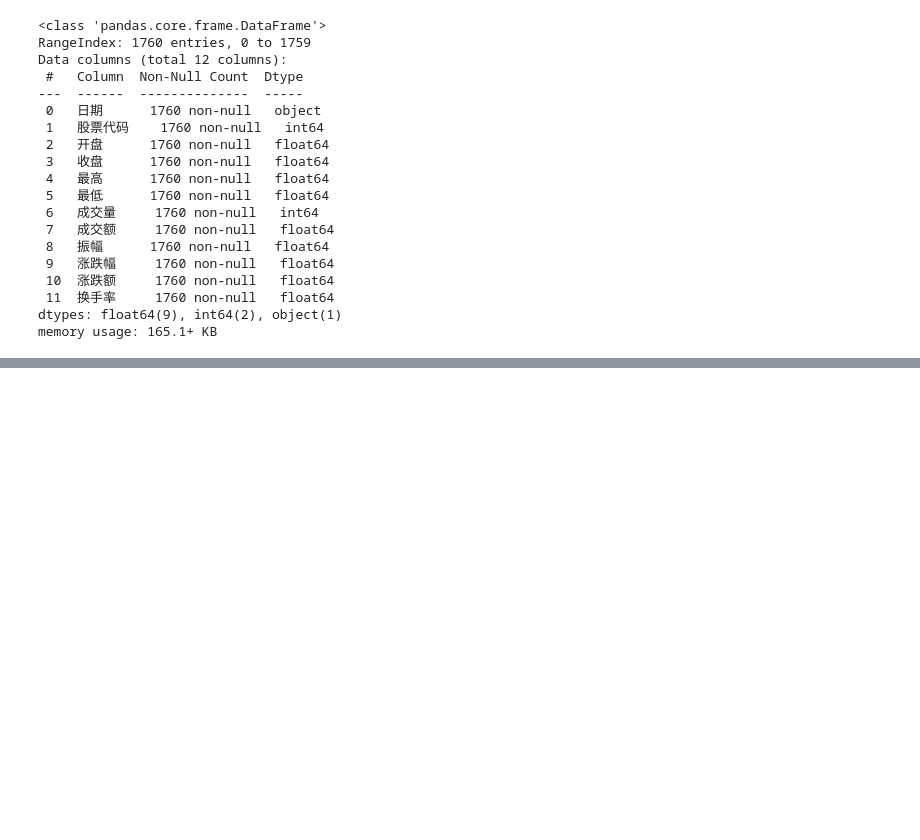
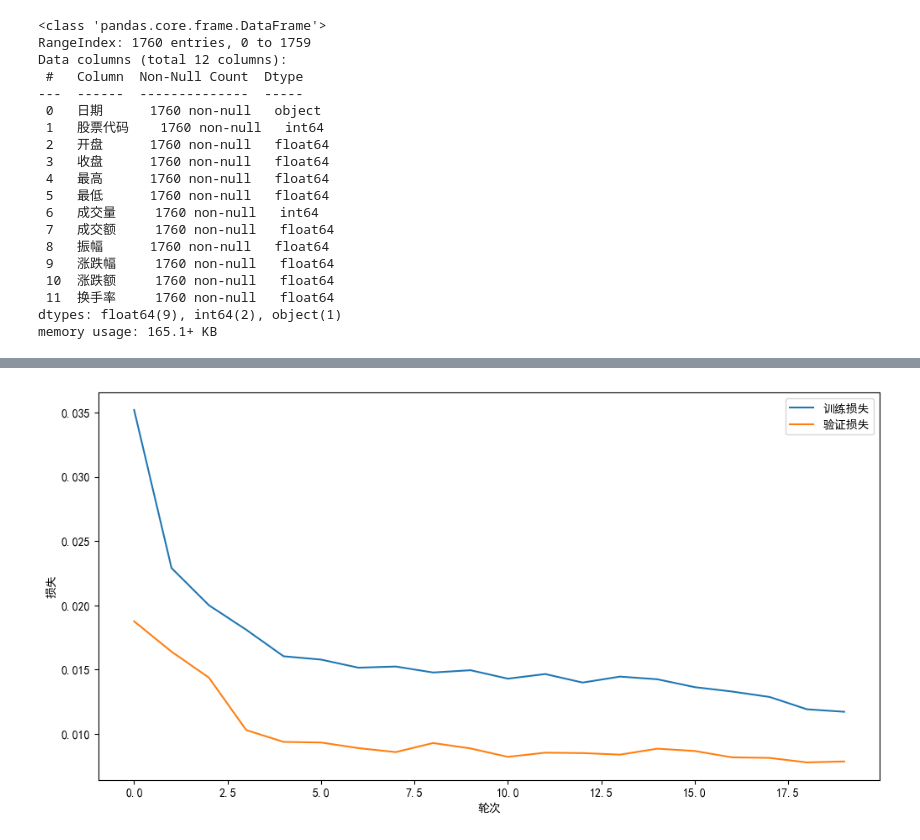
Before and after one commit to jkljklkjj/MachineLearn, a Jupyter notebook: 真正的作业.ipynb, the cells around one changed output, grey strips where cells are left out. Cells and saved outputs as stored; diff of their text form; code cells hidden in the pictures; blank space fills up the shorter version.

```diff
--- a/真正的作业.ipynb
+++ b/真正的作业.ipynb
@@ -27,11 +133,11 @@ memory usage: 165.1+ KB
 # %%
-columns = ['开盘', '最高', '收盘', '最低', '成交量']
-df['日期']=pd.to_datetime(df['日期'])
-df = df[columns]
 from sklearn.preprocessing import MinMaxScaler
 scaler = MinMaxScaler()
+scalers = {}
+
 for col in df.columns:
-    if col not in ['日期', '股票代码']:
-        df[col] = scaler.fit_transform(df[col].values.reshape(-1, 1))
+    scaler = MinMaxScaler()
+    df[col] = scaler.fit_transform(df[col].values.reshape(-1, 1))
+    scalers[col] = scaler
 print(df)
 # %% [output]
@@ -54,9 +161,15 @@ print(df)
+# %%
+from sklearn.model_selection import train_test_split
+train, test = train_test_split(df, test_size=0.2, shuffle=False)
 # %%
 import numpy as np
-def data_split(dataset, look_back=60):
+def data_split(dataset, look_back=100):
     X, y = [], []
     for i in range(len(dataset)-look_back-1):
         a = dataset[i:(i+look_back), :]
         X.append(a)
-        y.append(dataset[i + look_back, 3])
+        y.append(dataset[i + look_back, :])
     return np.array(X), np.array(y)
+
+X_train, y_train = data_split(train.values)
+X_test, y_test = data_split(test.values)
@@ -74,0 +199,15 @@ model.compile(optimizer=Adam(), loss='mean_squared_error')
+# %%
+from keras.callbacks import EarlyStopping
+#早停策略
+es = EarlyStopping(monitor='val_loss', mode='min', verbose=1, patience=8)
+
+history = model.fit(
+    X_train,
+    y_train,
+    epochs=20,
+    batch_size=32,
+    validation_data=(X_test, y_test),
+    shuffle=False,
+    callbacks=[es]
+)
+model.save('股票数据预测.h5')
@@ -74,0 +233,11 @@ model.compile(optimizer=Adam(), loss='mean_squared_error')
+# %%
+# 绘制训练损失和验证损失
+plt.figure(figsize=(12, 6))
+plt.plot(history.history['loss'], label='训练损失')
+plt.plot(history.history['val_loss'], label='验证损失')
+plt.xlabel('轮次')
+plt.ylabel('损失')
+plt.legend()
+plt.show()
+# %% [output]
+[figure, added]
```
Also changed, not shown: parts of 26 cells of this notebook, 7 other files.
